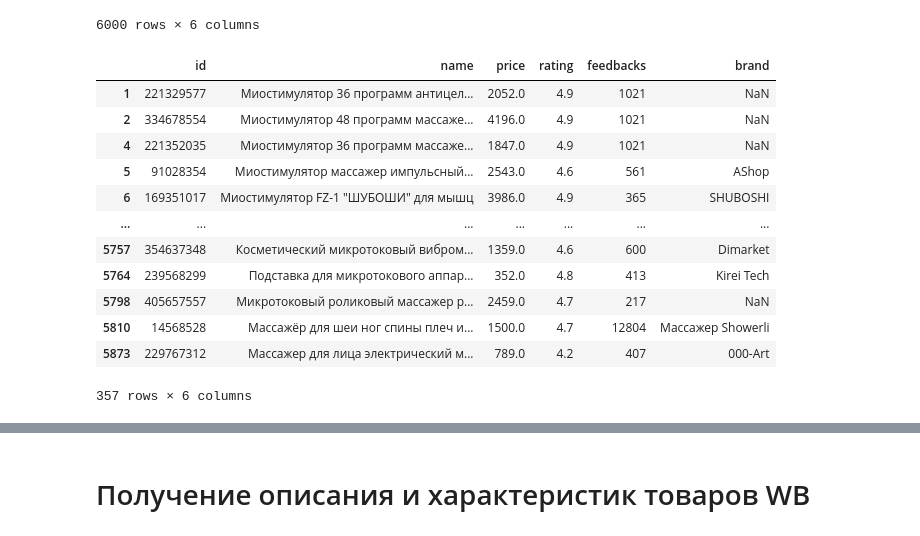
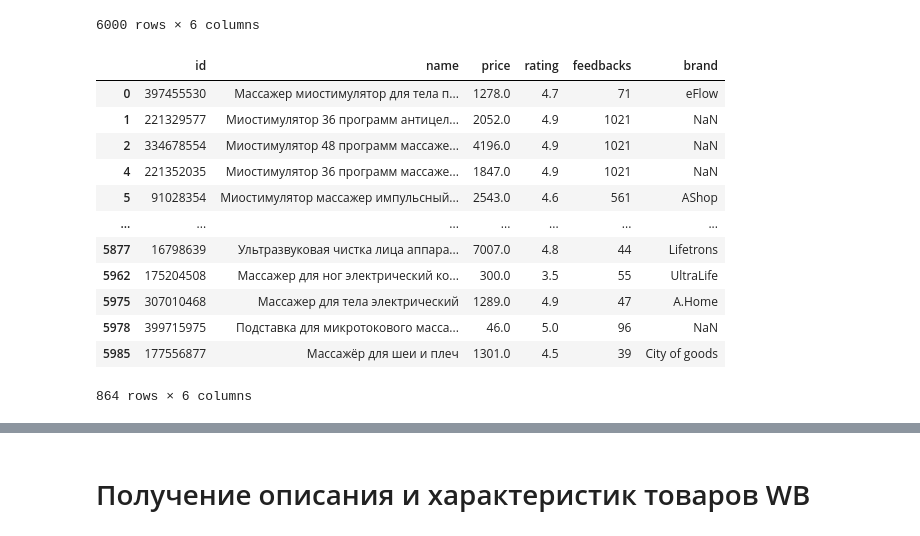
Before and after one commit to nekitmilk/ElectroPunk, a Jupyter notebook: src/notebooks/analisys.ipynb, the cells around one changed output, grey strips where cells are left out. Cells and saved outputs as stored; diff of their text form; code cells hidden in the pictures.

Commit message:
full data

```diff
--- a/src/notebooks/analisys.ipynb
+++ b/src/notebooks/analisys.ipynb
@@ -13,7 +13,7 @@ print(f"Собрано {len(dirty_df)} товаров")
 # %% [markdown]
 # Фильтрация данных WB
 # %%
-api_df = pd.read_csv("../data/raw_data/wb_products.csv")
+api_df = pd.read_csv(f"{RAW_DIRECTORY}{WB_PRODUCTS_FILE}")
 api_df
 # %% [output]
 |  | id | name | price | rating | feedbacks | brand |
@@ -30,21 +30,21 @@ api_df
 | 5999 | 298029528 | Электромассажер для ног комфорт и... | 901.0 | 0.0 | 0 | ABSELLER |
 6000 rows × 6 columns
 # %%
-clear_df = cleaner_products(api_df)
+clear_df = cleaner_products(api_df, percent_feedbacks=PERCENT_FEEDBACKS)
+clear_df.to_csv(f"{RAW_DIRECTORY}{WB_CLEARED_PRODUCTS_FILE}", index=False)
 clear_df
-# clear_df.to_csv("../data/cleared_wb_products.csv", index=False)
 # %% [output]
 |  | id | name | price | rating | feedbacks | brand |
+| 0 | 397455530 | Массажер миостимулятор для тела п... | 1278.0 | 4.7 | 71 | eFlow |
 | 1 | 221329577 | Миостимулятор 36 программ антицел... | 2052.0 | 4.9 | 1021 | NaN |
 | 2 | 334678554 | Миостимулятор 48 программ массаже... | 4196.0 | 4.9 | 1021 | NaN |
 | 4 | 221352035 | Миостимулятор 36 программ массаже... | 1847.0 | 4.9 | 1021 | NaN |
 | 5 | 91028354 | Миостимулятор массажер импульсный... | 2543.0 | 4.6 | 561 | AShop |
-| 6 | 169351017 | Миостимулятор FZ-1 "ШУБОШИ" для мышц | 3986.0 | 4.9 | 365 | SHUBOSHI |
 | ... | ... | ... | ... | ... | ... | ... |
-| 5757 | 354637348 | Косметический микротоковый вибром... | 1359.0 | 4.6 | 600 | Dimarket |
-| 5764 | 239568299 | Подставка для микротокового аппар... | 352.0 | 4.8 | 413 | Kirei Tech |
-| 5798 | 405657557 | Микротоковый роликовый массажер р... | 2459.0 | 4.7 | 217 | NaN |
-| 5810 | 14568528 | Массажёр для шеи ног спины плеч и... | 1500.0 | 4.7 | 12804 | Массажер Showerli |
-| 5873 | 229767312 | Массажер для лица электрический м... | 789.0 | 4.2 | 407 | 000-Art |
+| 5877 | 16798639 | Ультразвуковая чистка лица аппара... | 7007.0 | 4.8 | 44 | Lifetrons |
+| 5962 | 175204508 | Массажер для ног электрический ко... | 300.0 | 3.5 | 55 | UltraLife |
+| 5975 | 307010468 | Массажер для тела электрический | 1289.0 | 4.9 | 47 | A.Home |
+| 5978 | 399715975 | Подставка для микротокового масса... | 46.0 | 5.0 | 96 | NaN |
+| 5985 | 177556877 | Массажёр для шеи и плеч | 1301.0 | 4.5 | 39 | City of goods |
-357 rows × 6 columns
+864 rows × 6 columns
 # %%
```
Also changed, not shown: parts of 20 cells of this notebook, 27 other files.
